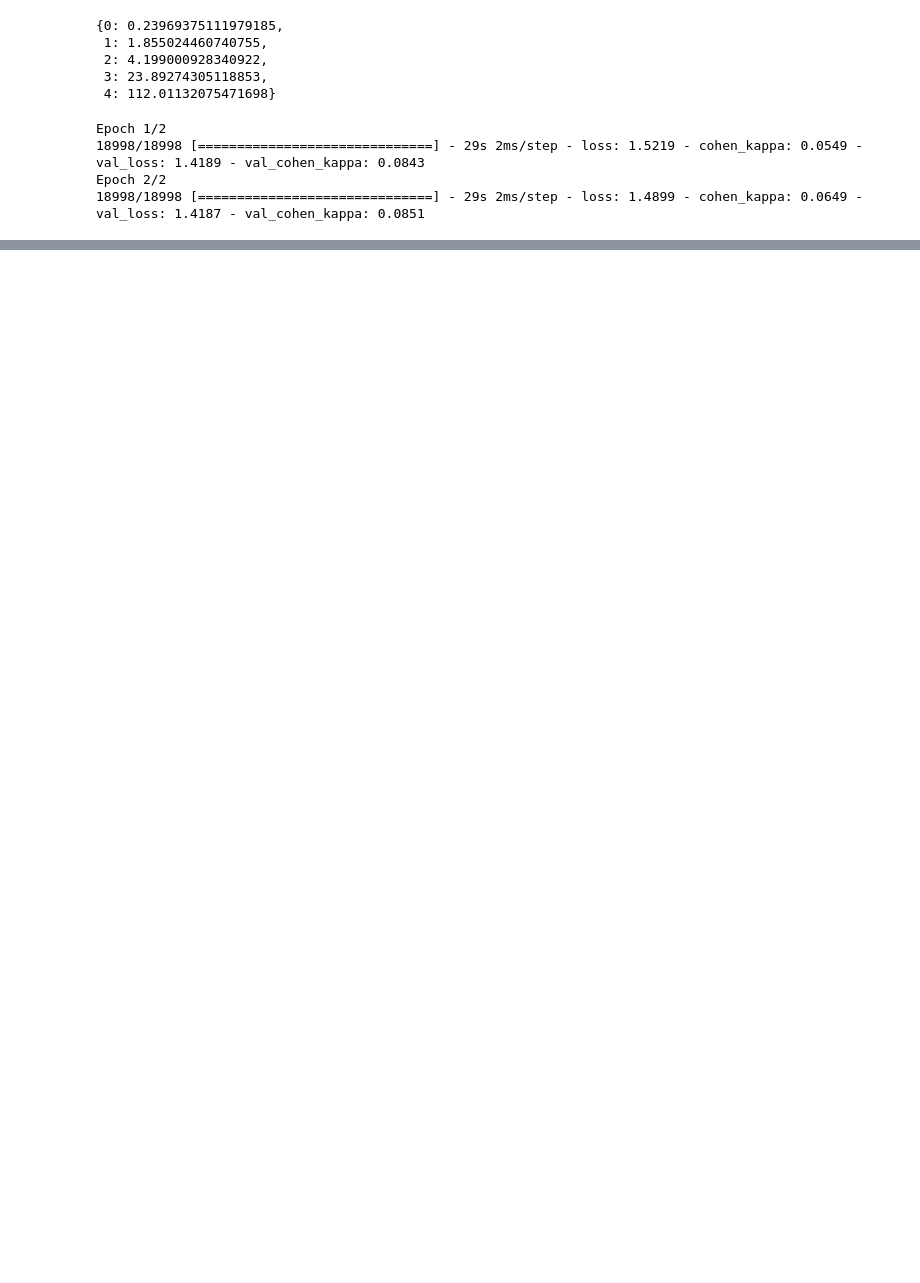
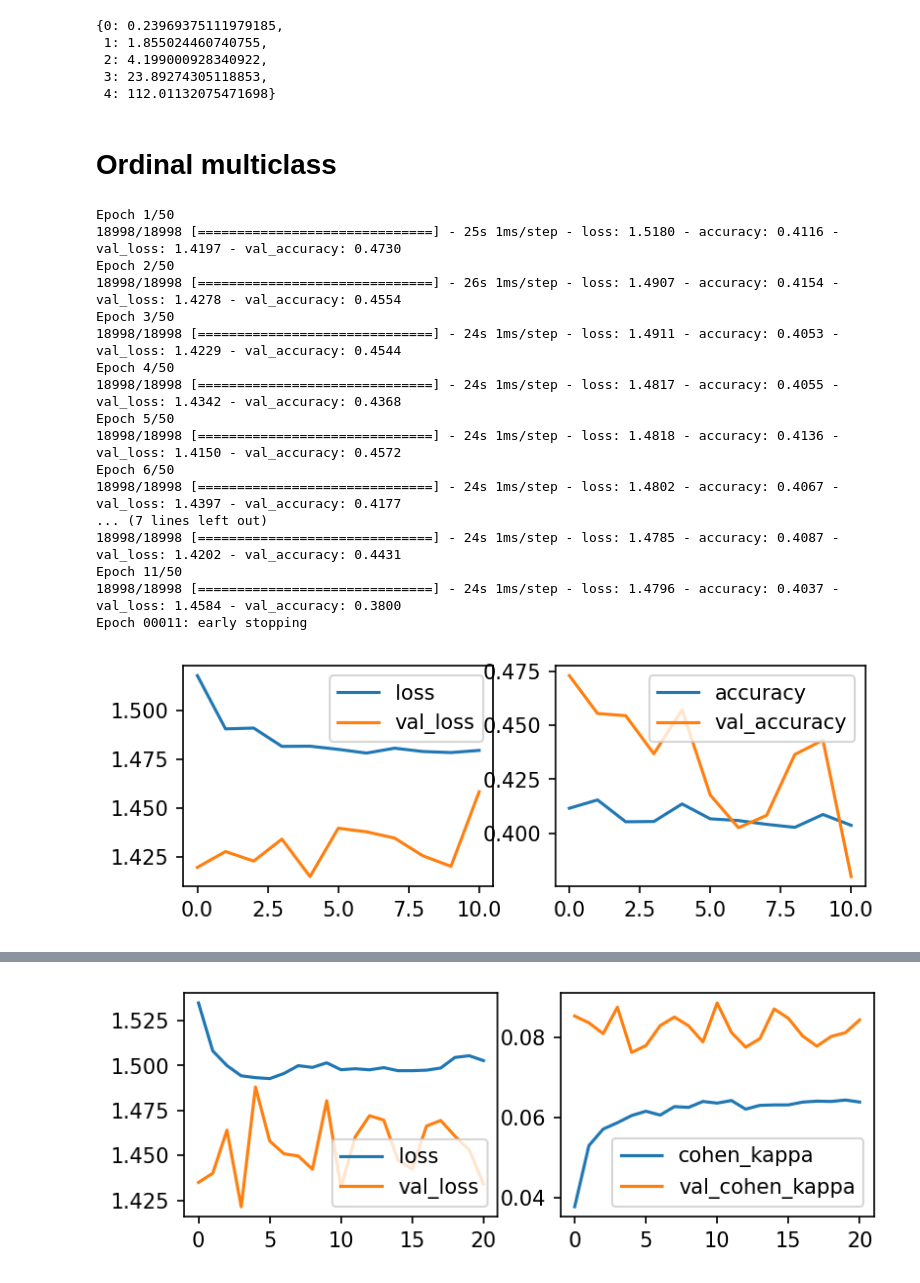
Before and after one commit to duonghung86/Injury-severity-classification, a Jupyter notebook: VCA_2_1_MLP_earlystopping.ipynb, the cells around one changed output, grey strips where cells are left out. Cells and saved outputs as stored; diff of their text form; code cells hidden in the pictures; blank space fills up the shorter version.

```diff
--- a/VCA_2_1_MLP_earlystopping.ipynb
+++ b/VCA_2_1_MLP_earlystopping.ipynb
@@ -133,6 +250,0 @@ from tensorflow.keras.callbacks import EarlyStopping
-# %%
-es = EarlyStopping(monitor='val_cohen_kappa',
-                   verbose=1,
-                   patience=10,
-                   mode='max',
-                   restore_best_weights=True)
@@ -149,8 +259,23 @@ cls_wgt
  2: 4.199000928340922,
  3: 23.89274305118853,
  4: 112.01132075471698}
+# %%
+def early_stops(metric_name):
+    es = EarlyStopping(monitor='val_'+ metric_name,
+                   verbose=1,
+                   patience=10,
+                   mode='max',
+                   restore_best_weights=True)
+    return es
+# %% [markdown]
+# Ordinal multiclass
+# %%
+early_stop = {'accuracy':  tf.keras.metrics.SparseCategoricalAccuracy(name='accuracy'),
+              'cohen_kappa': CohenKappa(num_classes=5,sparse_labels=True),
+              'f1_score': F1Score(num_classes=5,average="micro",threshold=0.5),
+               }
 # %%
-def create_mlp():
+def create_mlp(metric):
     MLP = Sequential([Dense(10,
                            activation='relu',
                            input_dim=X_train.shape[1]
@@ -159,19 +284,38 @@ def create_mlp():
                       Dense(5, activation='softmax')])
     MLP.compile(optimizer='adam',
                 loss=tf.keras.losses.SparseCategoricalCrossentropy(from_logits=True),
-                metrics=[tfa.metrics.CohenKappa(num_classes=5,sparse_labels=True)])
+                #loss=tf.keras.losses.CategoricalCrossentropy(from_logits=True),
+                metrics=[metric]
+               )
     return MLP
 # %%
-model = create_mlp()
-start = time.time()
-monitor = model.fit(X_train, y_train.values,
-                        callbacks=[es],
-                        class_weight = cls_wgt,
-                        validation_data=(X_val, y_val),
-                        verbose=1, epochs=2)
-end = time.time()
+for name, metric in early_stop.items():
+    model = create_mlp(metric)
+    start = time.time()
+    monitor = model.fit(X_train, y_train.values,
+                    callbacks=[early_stops(name)],
+                    class_weight = cls_wgt,
+                    validation_data=(X_val, y_val.values),
+                    verbose=1, epochs=50)
+    end = time.time()
+    rsts = rsts.append(evaluation(model, monitor, end - start,  'MLP '+ name))
+rsts
 # %% [output]
-Epoch 1/2
-18998/18998 [==============================] - 29s 2ms/step - loss: 1.5219 - cohen_kappa: 0.0549 - val_loss: 1.4189 - val_cohen_kappa: 0.0843
-Epoch 2/2
-18998/18998 [==============================] - 29s 2ms/step - loss: 1.4899 - cohen_kappa: 0.0649 - val_loss: 1.4187 - val_cohen_kappa: 0.0851
+Epoch 1/50
+18998/18998 [==============================] - 25s 1ms/step - loss: 1.5180 - accuracy: 0.4116 - val_loss: 1.4197 - val_accuracy: 0.4730
+Epoch 2/50
+18998/18998 [==============================] - 26s 1ms/step - loss: 1.4907 - accuracy: 0.4154 - val_loss: 1.4278 - val_accuracy: 0.4554
+Epoch 3/50
+18998/18998 [==============================] - 24s 1ms/step - loss: 1.4911 - accuracy: 0.4053 - val_loss: 1.4229 - val_accuracy: 0.4544
+Epoch 4/50
+18998/18998 [==============================] - 24s 1ms/step - loss: 1.4817 - accuracy: 0.4055 - val_loss: 1.4342 - val_accuracy: 0.4368
+Epoch 5/50
+18998/18998 [==============================] - 24s 1ms/step - loss: 1.4818 - accuracy: 0.4136 - val_loss: 1.4150 - val_accuracy: 0.4572
+Epoch 6/50
+18998/18998 [==============================] - 24s 1ms/step - loss: 1.4802 - accuracy: 0.4067 - val_loss: 1.4397 - val_accuracy: 0.4177
+... (7 lines left out)
+18998/18998 [==============================] - 24s 1ms/step - loss: 1.4785 - accuracy: 0.4087 - val_loss: 1.4202 - val_accuracy: 0.4431
+Epoch 11/50
+18998/18998 [==============================] - 24s 1ms/step - loss: 1.4796 - accuracy: 0.4037 - val_loss: 1.4584 - val_accuracy: 0.3800
+Epoch 00011: early stopping
+[figure, added]
@@ -177,0 +339 @@ Epoch 2/2
+[figure, added]
```
Also changed, not shown: parts of 21 cells of this notebook.
